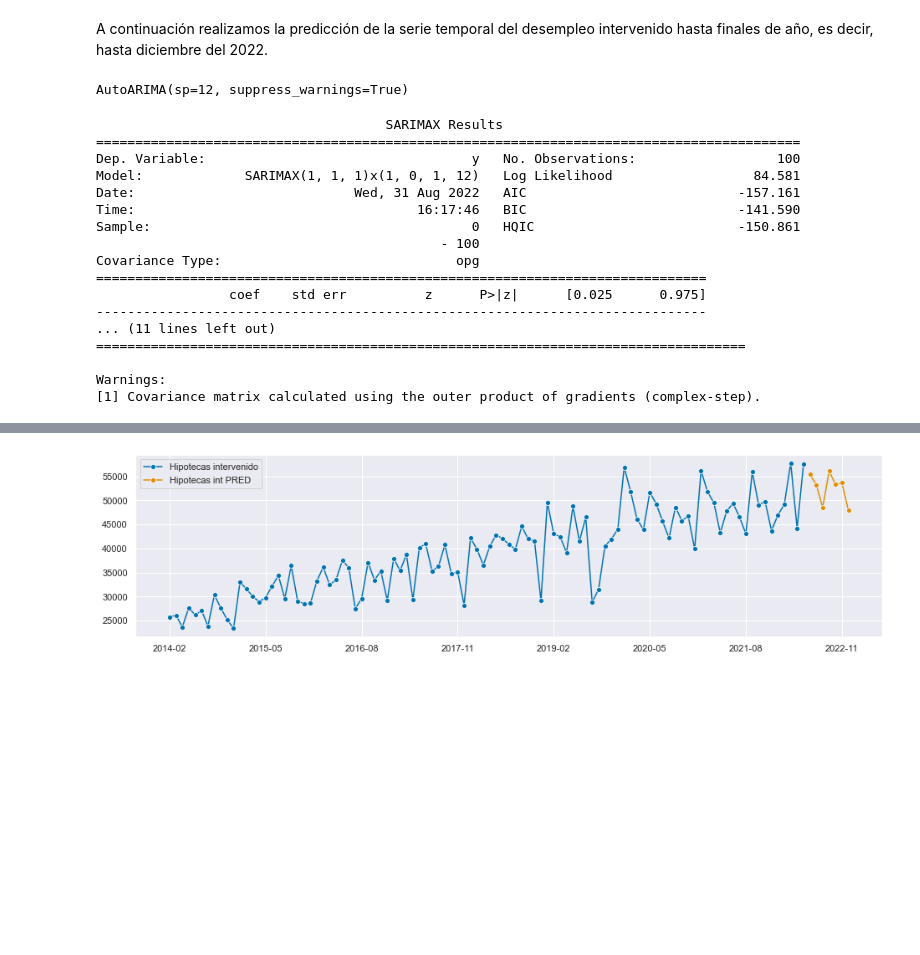
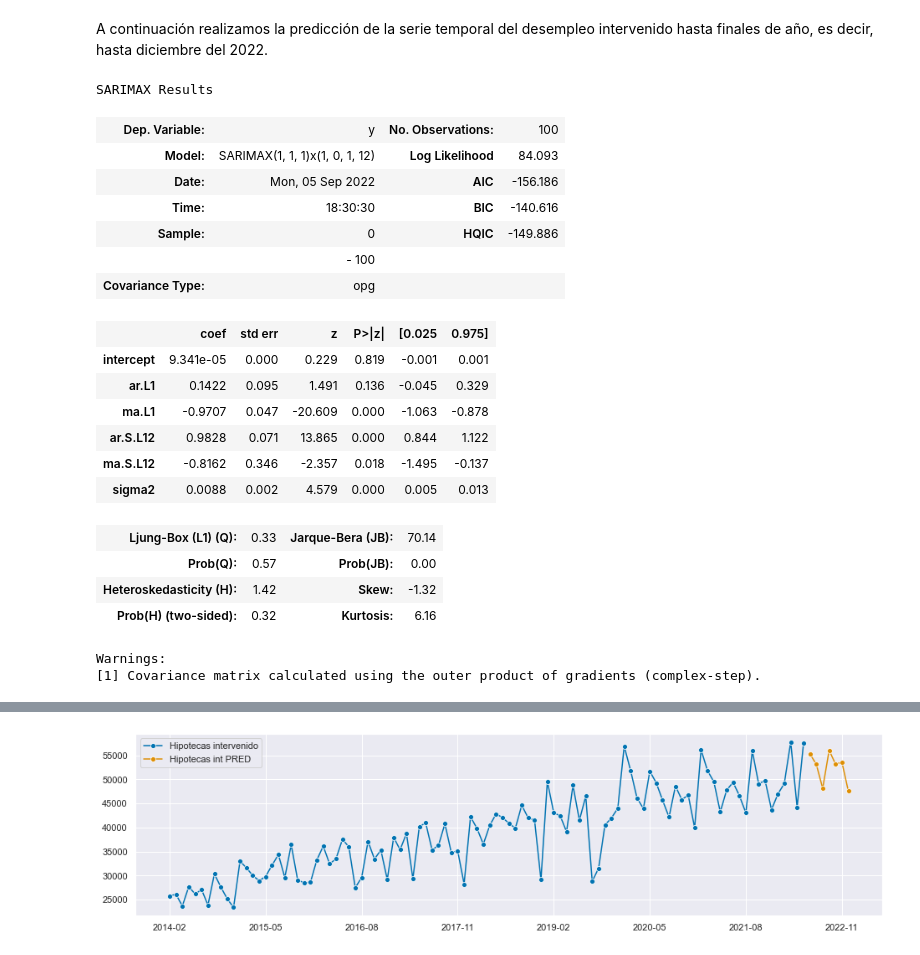
Before and after one commit to algoriv92/TFM, a Jupyter notebook: notebooks/df_hipotecas_new.ipynb, the cells around one changed output, grey strips where cells are left out. Saved outputs shown, nothing was run; the diff lists cells and outputs as text; code cells hidden in the pictures; blank space fills up the shorter version.

```diff
--- a/notebooks/df_hipotecas_new.ipynb
+++ b/notebooks/df_hipotecas_new.ipynb
@@ -668,33 +597,36 @@ A continuación realizamos la predicción de la serie temporal del desempleo int
 # %%
 # Especifico la cantidad de períodos a estimar para obtener las observaciones predichas en test.
 fh = np.arange(1, 8)
 
 # Selecciono el modelo y sus parámetros de predicción, al igual que los recursos a utilizar para entrenar
 autoarima_predict = AutoARIMA(sp=12,suppress_warnings=True)
 y = transformer.fit_transform(df_hipotecas_new.astype('float64').to_period('M').sort_index())
 autoarima_predict.fit(y)
+
+# Resumen
+autoarima_predict.summary()
 # %% [output]
-AutoARIMA(sp=12, suppress_warnings=True)
+SARIMAX Results
+| Dep. Variable: | y | No. Observations: | 100 |
+| Model: | SARIMAX(1, 1, 1)x(1, 0, 1, 12) | Log Likelihood | 84.093 |
+| Date: | Mon, 05 Sep 2022 | AIC | -156.186 |
+| Time: | 18:30:30 | BIC | -140.616 |
+| Sample: | 0 | HQIC | -149.886 |
+|  | - 100 |  |  |
+| Covariance Type: | opg |  |  |
+|  | coef | std err | z | P>|z| | [0.025 | 0.975] |
+| intercept | 9.341e-05 | 0.000 | 0.229 | 0.819 | -0.001 | 0.001 |
+| ar.L1 | 0.1422 | 0.095 | 1.491 | 0.136 | -0.045 | 0.329 |
+| ma.L1 | -0.9707 | 0.047 | -20.609 | 0.000 | -1.063 | -0.878 |
+| ar.S.L12 | 0.9828 | 0.071 | 13.865 | 0.000 | 0.844 | 1.122 |
+| ma.S.L12 | -0.8162 | 0.346 | -2.357 | 0.018 | -1.495 | -0.137 |
+| sigma2 | 0.0088 | 0.002 | 4.579 | 0.000 | 0.005 | 0.013 |
+| Ljung-Box (L1) (Q): | 0.33 | Jarque-Bera (JB): | 70.14 |
+| Prob(Q): | 0.57 | Prob(JB): | 0.00 |
+| Heteroskedasticity (H): | 1.42 | Skew: | -1.32 |
+| Prob(H) (two-sided): | 0.32 | Kurtosis: | 6.16 |
+Warnings:
+[1] Covariance matrix calculated using the outer product of gradients (complex-step).
-# %%
-print(autoarima_predict.summary())
-# %% [output]
-                                     SARIMAX Results
-==========================================================================================
-Dep. Variable:                                  y   No. Observations:                  100
-Model:             SARIMAX(1, 1, 1)x(1, 0, 1, 12)   Log Likelihood                  84.581
-Date:                            Wed, 31 Aug 2022   AIC                           -157.161
-Time:                                    16:17:46   BIC                           -141.590
-Sample:                                         0   HQIC                          -150.861
-                                            - 100
-Covariance Type:                              opg
-==============================================================================
-                 coef    std err          z      P>|z|      [0.025      0.975]
-------------------------------------------------------------------------------
-... (11 lines left out)
-===================================================================================
-
-Warnings:
-[1] Covariance matrix calculated using the outer product of gradients (complex-step).
 # %%
 # Predicción del desempleo para los próximos 7 meses:
 hipotecasnew_pred = autoarima_predict.predict(fh=list(fh))
```
Also changed, not shown: parts of 37 cells of this notebook, 26 other files.
